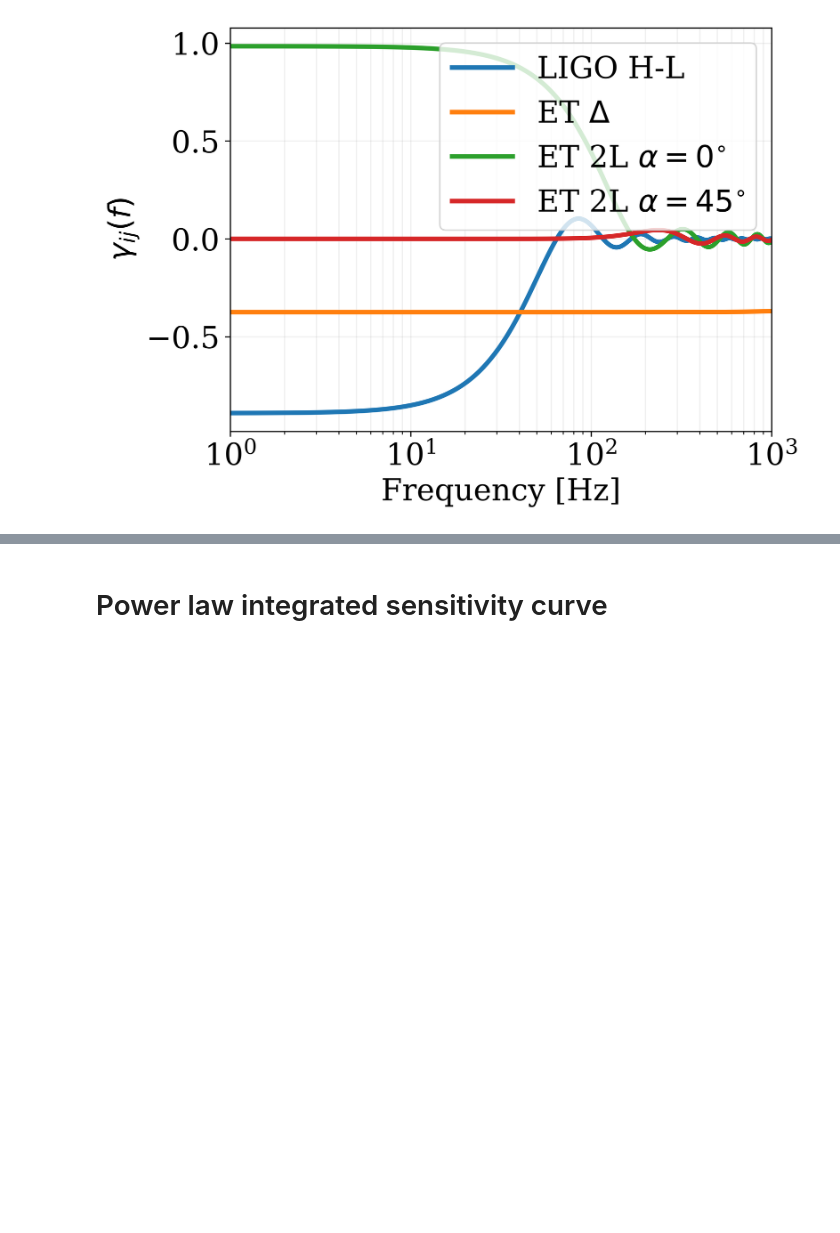
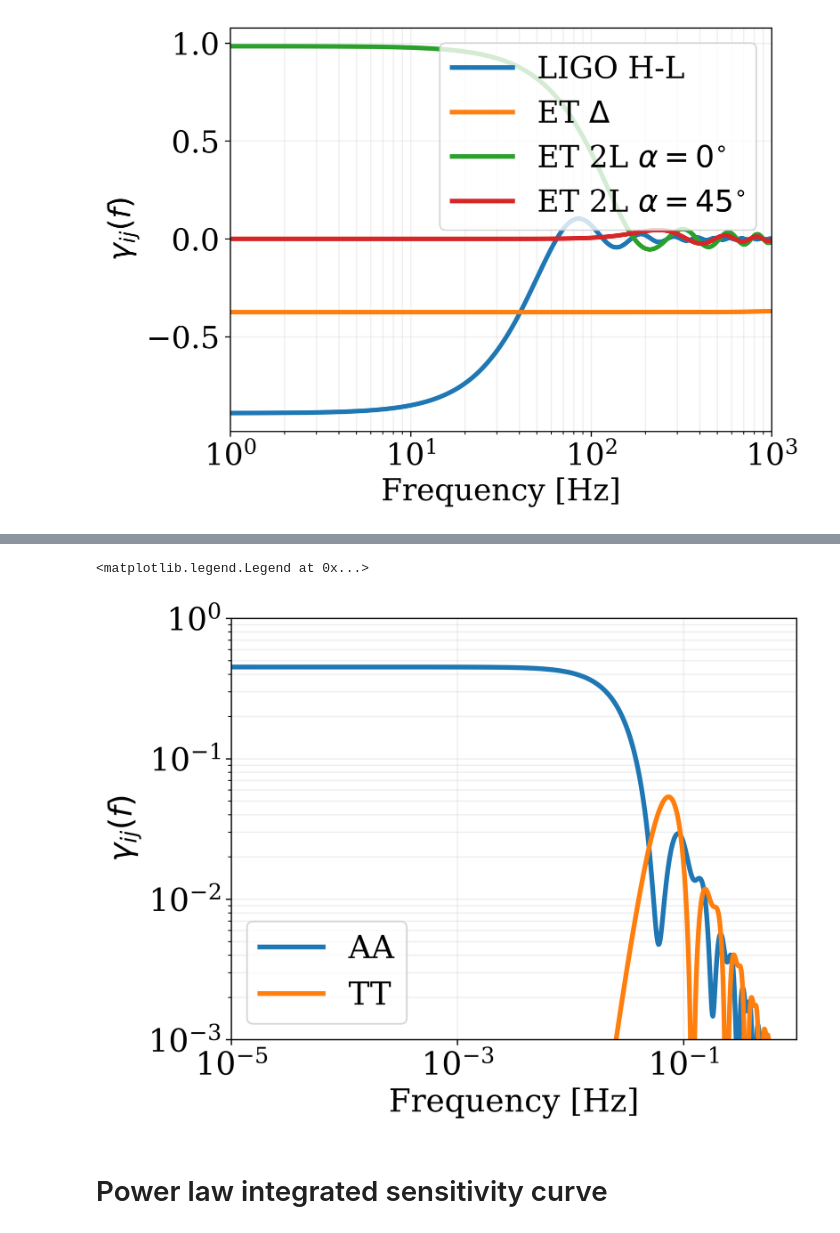
Before and after one commit to ilariacaporali/GWBird, a Jupyter notebook: example.ipynb, the cells around one changed output, grey strips where cells are left out. Drawn from its saved outputs; the diff is of its cells as text; code cells hidden in the pictures; blank space fills up the shorter version.

```diff
--- a/example.ipynb
+++ b/example.ipynb
@@ -89,2 +101,21 @@ plt.legend()
+# %%
+f_lisa = np.logspace(-5, 0, 1000)
+R_AA = Response.overlap_AET('AA', f_lisa, 0, 't')
+R_TT = Response.overlap_AET('TT', f_lisa, 0, 't')
+
+plt.figure()
+plt.plot(f_lisa, R_AA, label='AA')
+plt.plot(f_lisa, R_TT, label='TT')
+plt.xlabel('Frequency [Hz]')
+plt.xscale('log')
+plt.yscale('log')
+plt.ylabel(r'$\gamma_{ij}(f)$')
+plt.xlim(f_lisa.min(), f_lisa.max())
+plt.ylim(1e-3, 1)
+plt.grid(which='both', alpha=0.2)
+plt.legend()
+# %% [output]
+<matplotlib.legend.Legend at 0x...>
+[figure, added]
 # %% [markdown]
 # Power law integrated sensitivity curve
```
Also changed, not shown: parts of 28 cells of this notebook, 3 other files.
